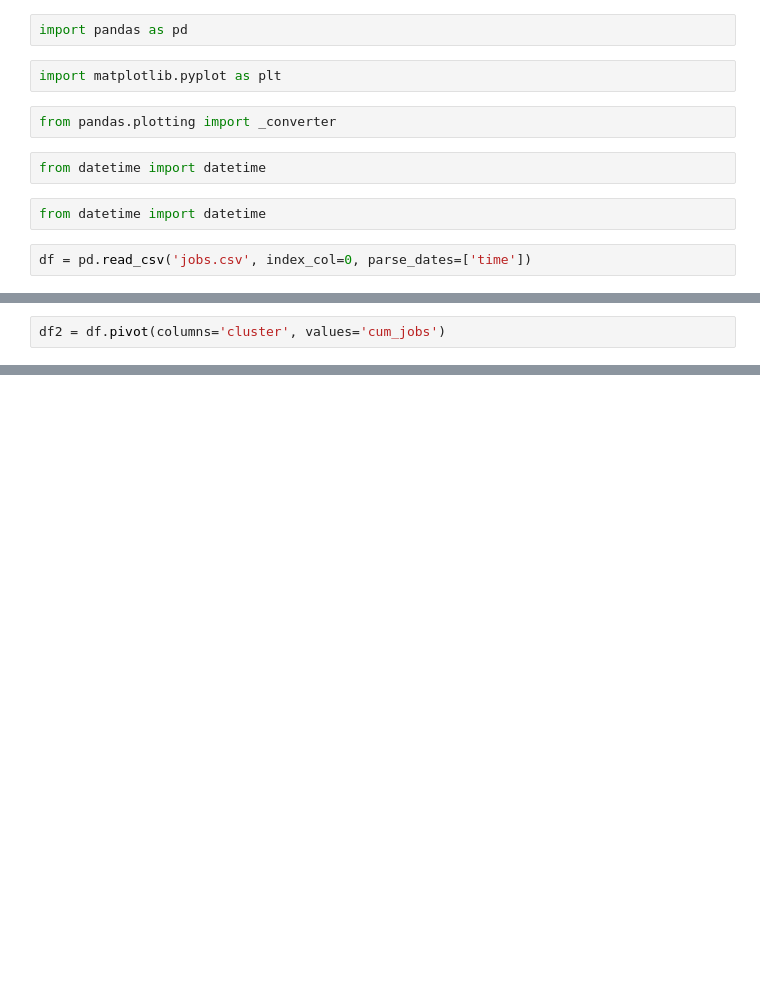
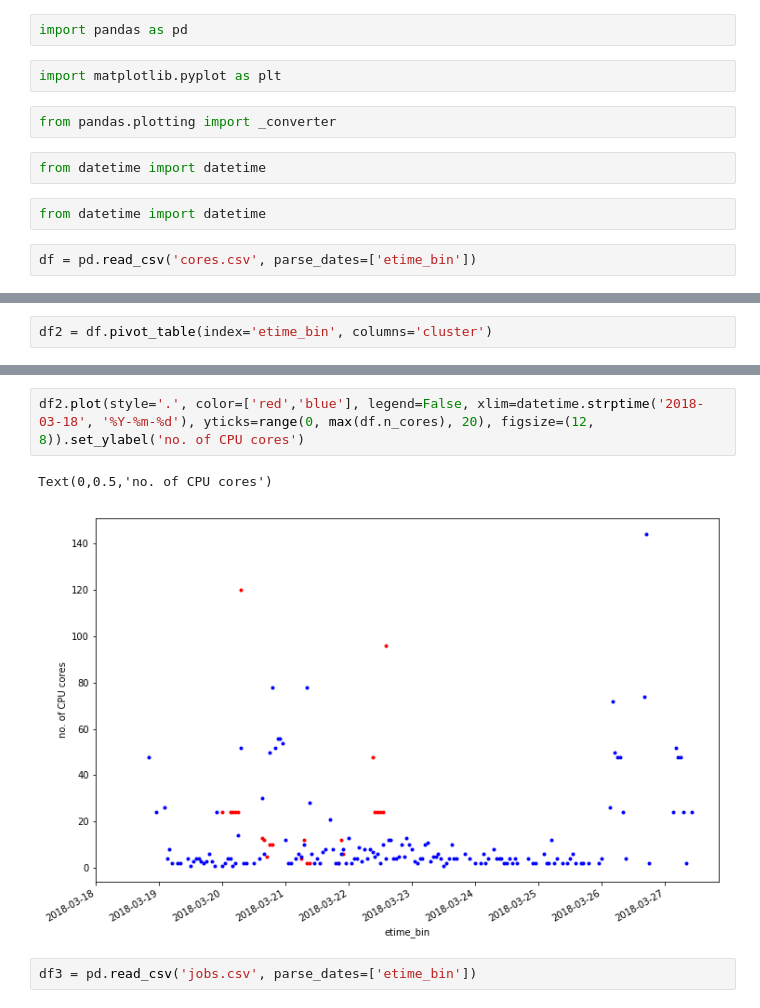
Before and after one commit to GooglingTheCancerGenome/sv-callers, a Jupyter notebook: scripts/workflow_progress.ipynb, the cells around one changed output, grey strips where cells are left out. Drawn from its saved outputs; the diff is of its cells as text; blank space fills up the shorter version.

```diff
--- a/scripts/workflow_progress.ipynb
+++ b/scripts/workflow_progress.ipynb
@@ -9,7 +9,7 @@ from datetime import datetime
 # %%
 from datetime import datetime
 # %%
-df = pd.read_csv('jobs.csv', index_col=0, parse_dates=['time'])
+df = pd.read_csv('cores.csv', parse_dates=['etime_bin'])
 # %%
 df.sample(frac=0.1)
 # %% [output]
@@ -34,2 +33,2 @@ df.sample(frac=0.1)
 # %%
-df2 = df.pivot(columns='cluster', values='cum_jobs')
+df2 = df.pivot_table(index='etime_bin', columns='cluster')
@@ -35,0 +57,7 @@ df2 = df.pivot(columns='cluster', values='cum_jobs')
+# %%
+df2.plot(style='.', color=['red','blue'], legend=False, xlim=datetime.strptime('2018-03-18', '%Y-%m-%d'), yticks=range(0, max(df.n_cores), 20), figsize=(12, 8)).set_ylabel('no. of CPU cores')
+# %% [output]
+Text(0,0.5,'no. of CPU cores')
+[figure, added]
+# %%
+df3 = pd.read_csv('jobs.csv', parse_dates=['etime_bin'])
```
Also changed, not shown: parts of 5 cells of this notebook.
